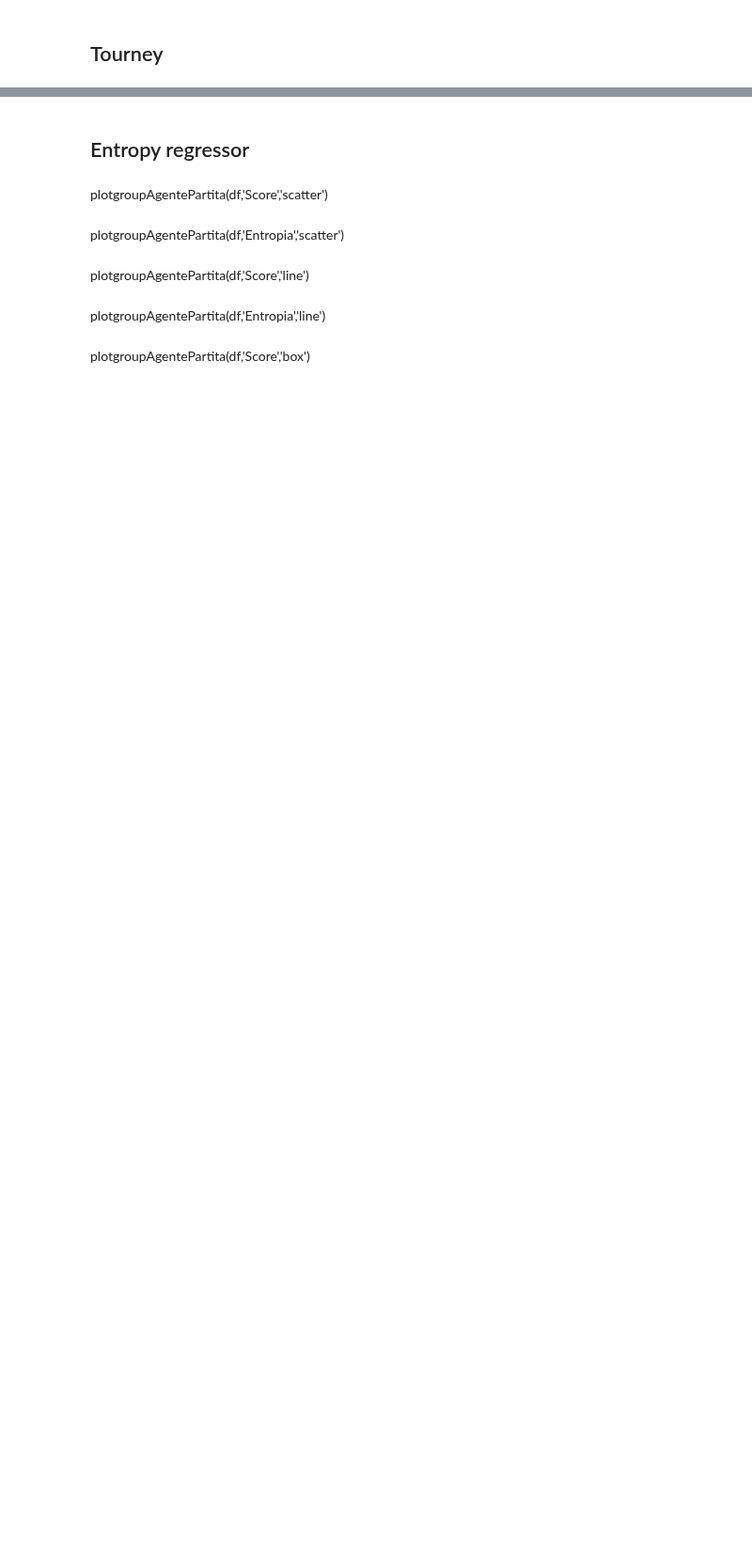
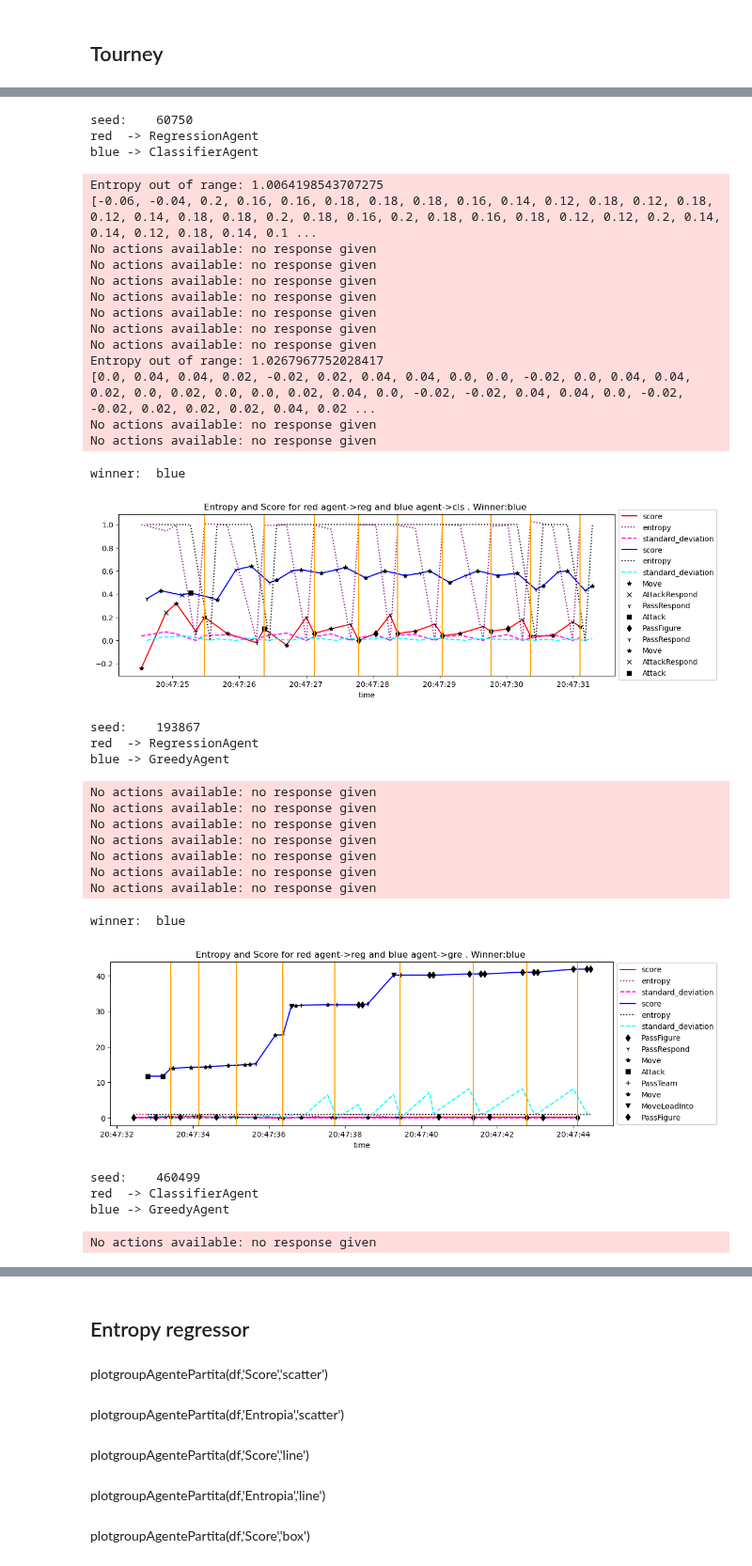
Before and after one commit to IDSIA/NewTechnoWar, a Jupyter notebook: code/notebooks/AnalysisEntropy.ipynb, the cells around one changed output, grey strips where cells are left out. Shown at 94% size. Drawn from its saved outputs; the diff is of its cells as text; code cells hidden in the pictures; blank space fills up the shorter version.

```diff
--- a/code/notebooks/AnalysisEntropy.ipynb
+++ b/code/notebooks/AnalysisEntropy.ipynb
@@ -109,6 +158,16 @@ def plotEntropy(df, color:str,data,winner,ax):
 # %%
 def plotContrast(df):
     df[df['team']=='red']['entropy'].plot(color='red'), df[df['team']=='blue']['entropy'].plot(color='blue')
+# %%
+def playAndAnalyzeTime(seed:int, red_data, blue_data):
+    mm = gameJunction(seed, red_data, blue_data)
+
+    df_red, df_blue, _, _ = prepareDataFrames(mm)
+    plotEntropyTime(df_red,df_blue,red_data,blue_data,mm.winner)
+
+    plt.show()
+
+    return df_red, df_blue
 # %%
 def playAndAnalyze(seed:int, red_data, blue_data):
     mm = gameJunction(seed, red_data, blue_data)
@@ -148,7 +208,3 @@ blue_models = [
 
 
 ]
-# %%
-s=285
-# %%
-df_red,df_blue=playAndAnalyze(s, red_models[5], blue_models[5])
@@ -265,4 +211,2 @@ No actions available: no response given
 # %% [markdown]
 ## Tourney
-# %%
-    df_red,df_blue=playAndAnalyze(s, red_models[2], blue_models[0])
@@ -323,10 +213,45 @@ winner:  blue
 # %%
 dfs=[]
 for i in range(3):
     s = random.randint(0, 1000000)
     r = random.randint(0, len(red_models)-1)
     b = random.randint(0, len(blue_models)-1)
-    df_red,df_blue=playAndAnalyze(s, red_models[r], blue_models[b])
+    df_red,df_blue=playAndAnalyzeTime(s, red_models[r], blue_models[b])
     dfs.append(df_red)
     dfs.append(df_blue)
 df=pd.concat(dfs).reset_index()
+# %% [output]
+seed:    60750
+red  -> RegressionAgent
+blue -> ClassifierAgent
+Entropy out of range: 1.0064198543707275
+[-0.06, -0.04, 0.2, 0.16, 0.16, 0.18, 0.18, 0.18, 0.16, 0.14, 0.12, 0.18, 0.12, 0.18, 0.12, 0.14, 0.18, 0.18, 0.2, 0.18, 0.16, 0.2, 0.18, 0.16, 0.18, 0.12, 0.12, 0.2, 0.14, 0.14, 0.12, 0.18, 0.14, 0.1 ...
+No actions available: no response given
+No actions available: no response given
+No actions available: no response given
+No actions available: no response given
+No actions available: no response given
+No actions available: no response given
+No actions available: no response given
+Entropy out of range: 1.0267967752028417
+[0.0, 0.04, 0.04, 0.02, -0.02, 0.02, 0.04, 0.04, 0.0, 0.0, -0.02, 0.0, 0.04, 0.04, 0.02, 0.0, 0.02, 0.0, 0.0, 0.02, 0.04, 0.0, -0.02, -0.02, 0.04, 0.04, 0.0, -0.02, -0.02, 0.02, 0.02, 0.02, 0.04, 0.02 ...
+No actions available: no response given
+No actions available: no response given
+winner:  blue
+[figure, added]
+seed:    193867
+red  -> RegressionAgent
+blue -> GreedyAgent
+No actions available: no response given
+No actions available: no response given
+No actions available: no response given
+No actions available: no response given
+No actions available: no response given
+No actions available: no response given
+No actions available: no response given
+winner:  blue
+[figure, added]
+seed:    460499
+red  -> ClassifierAgent
+blue -> GreedyAgent
+No actions available: no response given
```
Also changed, not shown: parts of 8 cells of this notebook, 2 other files.
